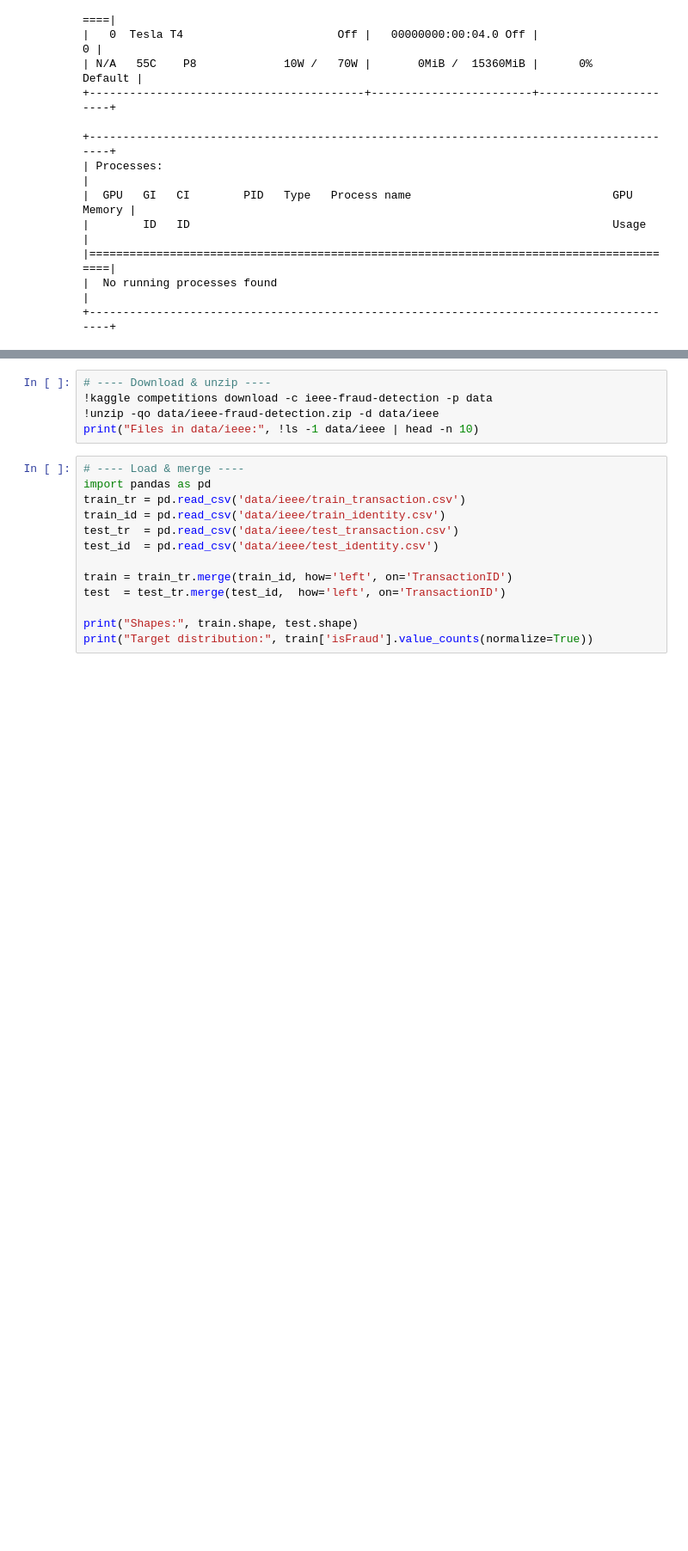
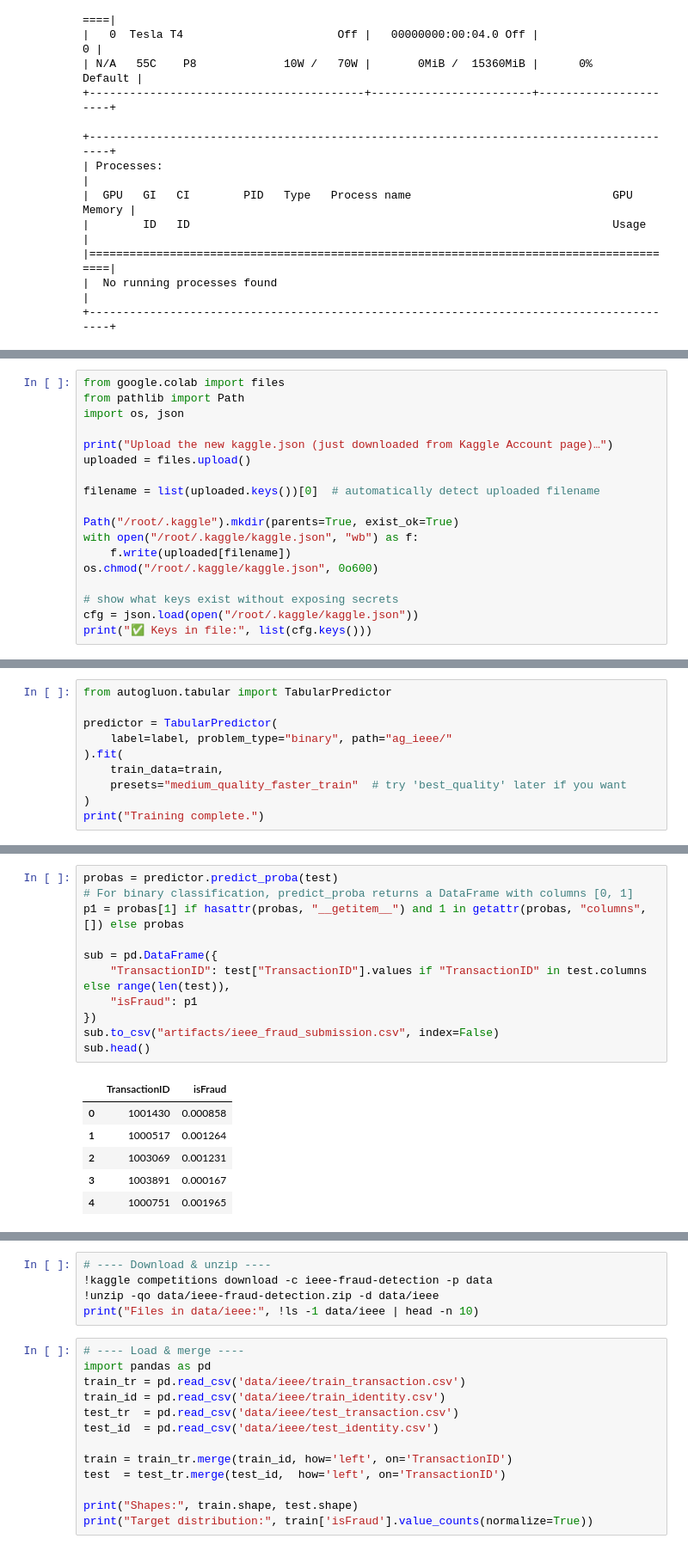
Before and after one commit to anuradha1105/Autogluon, a Jupyter notebook: colabs/01_ieee-fraud-autogluon.ipynb, the cells around one changed output, grey strips where cells are left out. Shown at 86% size. Drawn from its saved outputs; the diff is of its cells as text; blank space fills up the shorter version.

```diff
--- a/colabs/01_ieee-fraud-autogluon.ipynb
+++ b/colabs/01_ieee-fraud-autogluon.ipynb
@@ -92,0 +184,18 @@ os.chmod("/root/.kaggle/kaggle.json", 0o600)
+# %%
+from google.colab import files
+from pathlib import Path
+import os, json
+
+print("Upload the new kaggle.json (just downloaded from Kaggle Account page)…")
+uploaded = files.upload()
+
+filename = list(uploaded.keys())[0]  # automatically detect uploaded filename
+
+Path("/root/.kaggle").mkdir(parents=True, exist_ok=True)
+with open("/root/.kaggle/kaggle.json", "wb") as f:
+    f.write(uploaded[filename])
+os.chmod("/root/.kaggle/kaggle.json", 0o600)
+
+# show what keys exist without exposing secrets
+cfg = json.load(open("/root/.kaggle/kaggle.json"))
+print("✅ Keys in file:", list(cfg.keys()))
@@ -92,0 +409,10 @@ os.chmod("/root/.kaggle/kaggle.json", 0o600)
+# %%
+from autogluon.tabular import TabularPredictor
+
+predictor = TabularPredictor(
+    label=label, problem_type="binary", path="ag_ieee/"
+).fit(
+    train_data=train,
+    presets="medium_quality_faster_train"  # try 'best_quality' later if you want
+)
+print("Training complete.")
@@ -92,0 +469,18 @@ os.chmod("/root/.kaggle/kaggle.json", 0o600)
+# %%
+probas = predictor.predict_proba(test)
+# For binary classification, predict_proba returns a DataFrame with columns [0, 1]
+p1 = probas[1] if hasattr(probas, "__getitem__") and 1 in getattr(probas, "columns", []) else probas
+
+sub = pd.DataFrame({
+    "TransactionID": test["TransactionID"].values if "TransactionID" in test.columns else range(len(test)),
+    "isFraud": p1
+})
+sub.to_csv("artifacts/ieee_fraud_submission.csv", index=False)
+sub.head()
+# %% [output]
+|  | TransactionID | isFraud |
+| 0 | 1001430 | 0.000858 |
+| 1 | 1000517 | 0.001264 |
+| 2 | 1003069 | 0.001231 |
+| 3 | 1003891 | 0.000167 |
+| 4 | 1000751 | 0.001965 |
```
Also changed, not shown: parts of 27 cells of this notebook.
